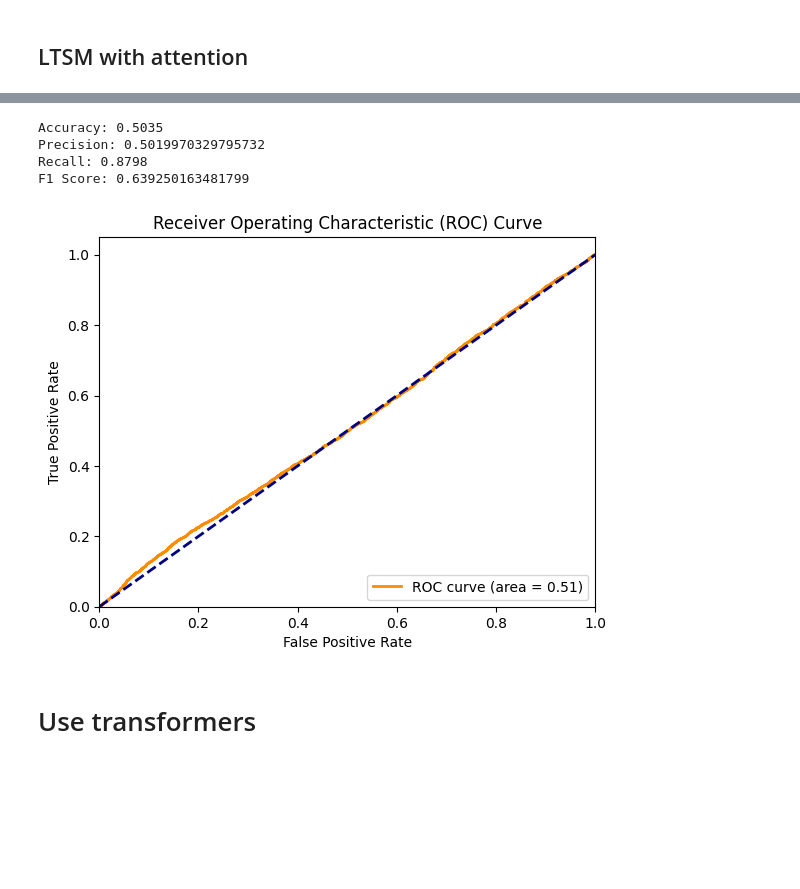
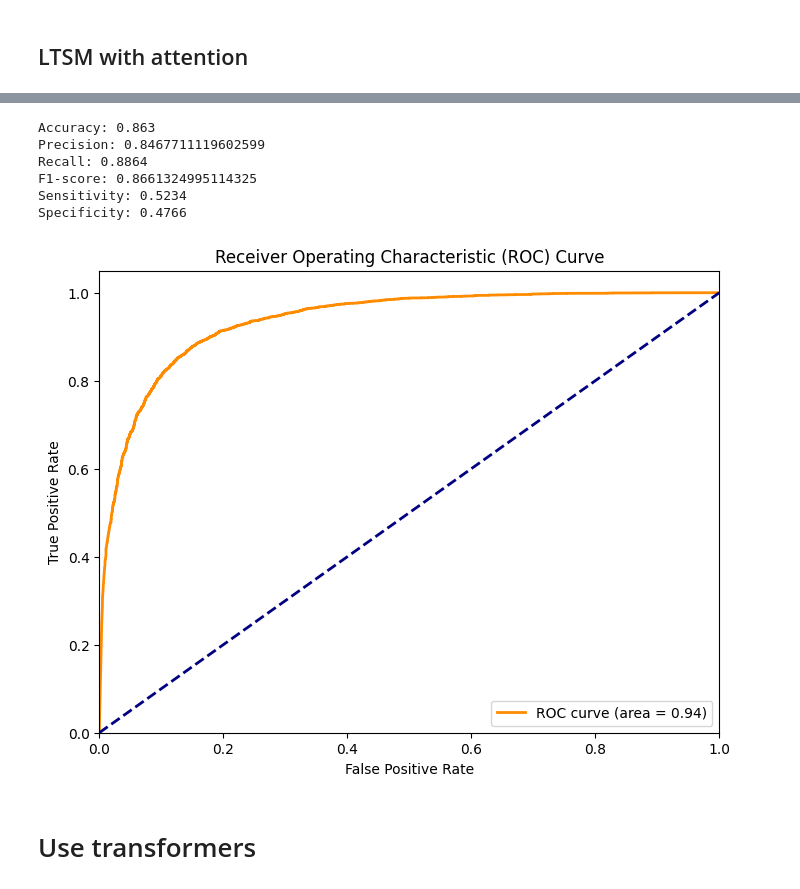
Before and after one commit to projet-md5-lebrun/classfier_nlp, a Jupyter notebook: classfier.ipynb, the cells around one changed output, grey strips where cells are left out. Cells and saved outputs as stored; diff of their text form; code cells hidden in the pictures; blank space fills up the shorter version.

```diff
--- a/classfier.ipynb
+++ b/classfier.ipynb
@@ -3,7 +3,8 @@ import nltk
 import numpy as np
 import pandas as pd
 import re
-from nltk.corpus import stopwords
+from nltk.corpus import stopwords, wordnet
+from nltk.stem import WordNetLemmatizer
 from tensorflow.keras.preprocessing.text import Tokenizer
 
 from keras.preprocessing.sequence import pad_sequences
@@ -16,9 +17,14 @@ from tensorflow.keras.layers import Embedding, LSTM, Dense, Dropout
 # Download required NLTK data
 nltk.download('stopwords')
 nltk.download('punkt')
+nltk.download('wordnet')
+nltk.download('omw-1.4')
+
 df = pd.read_csv('data/IMDB Dataset.csv')
 # Set of English stop words
 stop_words = set(stopwords.words('english'))
+lemmatizer = WordNetLemmatizer()
+
 
 # Function to clean text data
 def clean_text(text):
@@ -26,7 +32,7 @@ def clean_text(text):
     text = re.sub(r"\'", " ", text)  # Remove apostrophes
     text = re.sub(r"[^\w\s]", " ", text)  # Remove punctuation
     text = ' '.join([word for word in text.split() if word not in stop_words])  # Remove stopwords
-    text = ' '.join([w for w in text.split() if len(w) > 2])  # Remove short words
+    text = ' '.join([lemmatizer.lemmatize(word) for word in text.split() if len(word) > 2])  # Lemmatize and remove short words
     text = re.sub(r"<.*?>", "", text)  # Remove HTML tags
     return text
 
@@ -492,39 +533,43 @@ plt.show()
 # %%
 from sklearn.metrics import accuracy_score, precision_score, recall_score, f1_score, roc_curve, auc
-import matplotlib.pyplot as plt
-
-# Calculate additional metrics
-accuracy = accuracy_score(y_test, y_pred_binary)
-precision = precision_score(y_test, y_pred_binary)
-recall = recall_score(y_test, y_pred_binary)
-f1 = f1_score(y_test, y_pred_binary)
-
-# Print the metrics
-print(f'Accuracy: {accuracy}')
-print(f'Precision: {precision}')
-print(f'Recall: {recall}')
-print(f'F1 Score: {f1}')
+accuracy = accuracy_score(y_test, y_pred_classes)
+precision = precision_score(y_test, y_pred_classes)
+recall = recall_score(y_test, y_pred_classes)
+f1 = f1_score(y_test, y_pred_classes)
+tp = np.sum((y_test == 1) & (y_pred_classes == 1))
+tn = np.sum((y_test == 0) & (y_pred_classes == 0))
+fp = np.sum((y_test == 0) & (y_pred_classes == 1))
+fn = np.sum((y_test == 1) & (y_pred_classes == 0))
+sensitivity = tp / (tp + fn)
+specificity = tn / (tn + fp)
+print("Accuracy:", accuracy)
+print("Precision:", precision)
+print("Recall:", recall)
+print("F1-score:", f1)
+print("Sensitivity:", sensitivity)
+print("Specificity:", specificity)
 
 # Plot ROC curve
-fpr, tpr, thresholds = roc_curve(y_test, y_pred)
+fpr, tpr, thresholds = roc_curve(y_test, y_pred_prob)
 roc_auc = auc(fpr, tpr)
-
-plt.figure()
+plt.figure(figsize=(8, 6))
 plt.plot(fpr, tpr, color='darkorange', lw=2, label='ROC curve (area = %0.2f)' % roc_auc)
 plt.plot([0, 1], [0, 1], color='navy', lw=2, linestyle='--')
 plt.xlim([0.0, 1.0])
 plt.ylim([0.0, 1.05])
 plt.xlabel('False Positive Rate')
 plt.ylabel('True Positive Rate')
 plt.title('Receiver Operating Characteristic (ROC) Curve')
 plt.legend(loc="lower right")
 plt.show()
 # %% [output]
-Accuracy: 0.5035
-Precision: 0.5019970329795732
-Recall: 0.8798
-F1 Score: 0.639250163481799
+Accuracy: 0.863
+Precision: 0.8467711119602599
+Recall: 0.8864
+F1-score: 0.8661324995114325
+Sensitivity: 0.5234
+Specificity: 0.4766
-[figure, old version]
+[figure, new version]
 # %% [markdown]
 # Use transformers
 # %%
```
Also changed, not shown: parts of 7 cells of this notebook, 6 other files.
